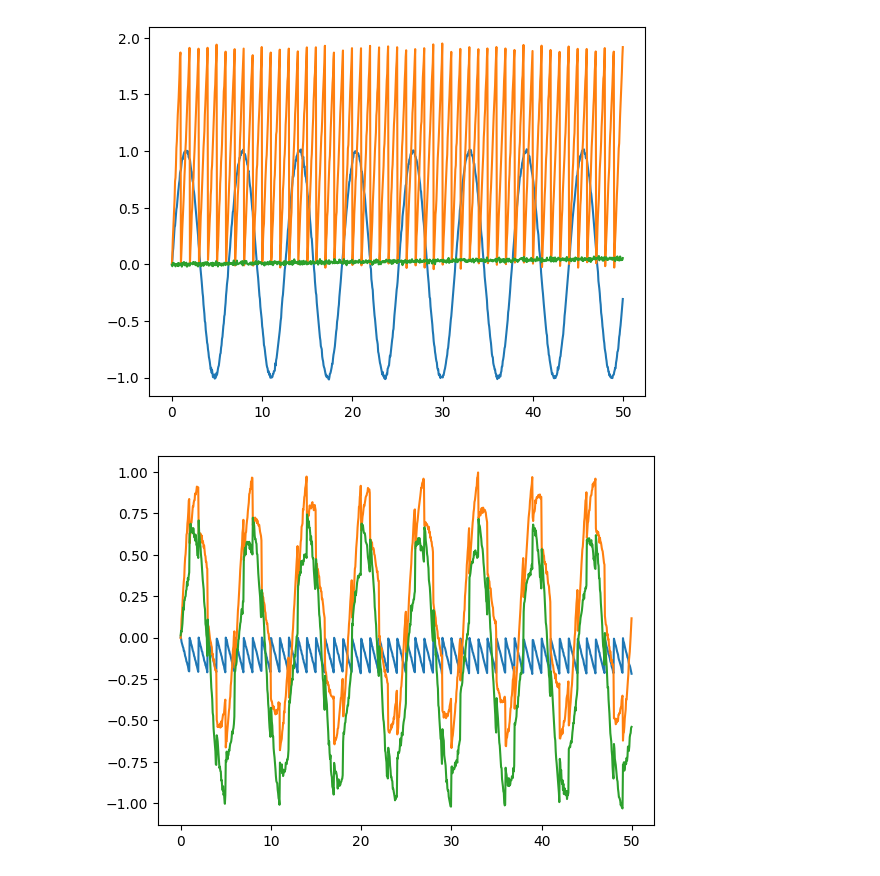
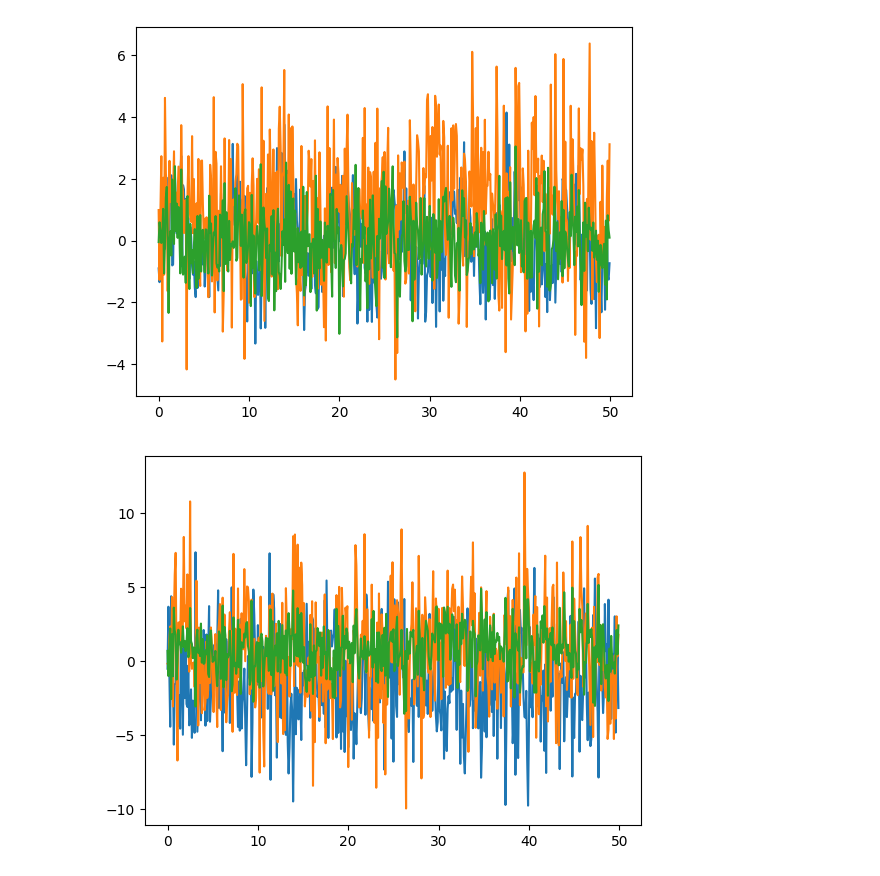
Before and after one commit to tobiashillmer/MLinWeb, a Jupyter notebook: Exercise_2_PTask1/pca_ica.ipynb, the cells around one changed output. Drawn from its saved outputs; the diff is of its cells as text; code cells hidden in the pictures.

```diff
--- a/Exercise_2_PTask1/pca_ica.ipynb
+++ b/Exercise_2_PTask1/pca_ica.ipynb
@@ -4,23 +4,23 @@ from matplotlib import pyplot as plt
 
 from sklearn.decomposition import PCA,FastICA
 # %%
-time_range = np.arange(0, 50, 0.05)
+time_range = np.arange(0, 50, 0.1)
 # %%
 def generate_data(time_range : np.array, noise_multiplier : float = 0.0001) -> np.array:
 
     size = len(time_range)
 
     f1 = np.sin(time_range) + noise_multiplier * np.random.standard_normal(size = size)
     f2 = 2 * (time_range - np.floor(time_range)) + 2 * noise_multiplier * np.random.standard_normal(size = size)
     f3 = 0.001 * time_range + noise_multiplier * np.random.standard_normal(size = size)
-    return np.stack([f1,f2,f3])
+    return np.stack((f1,f2,f3))
 
-data = generate_data(time_range, 0.01)
+data = generate_data(time_range, 1)
 
 plt.plot(time_range, data.transpose())
 plt.show()
 # %% [output]
-[figure, old version]
+[figure, new version]
 # %%
 def mix_data(data : np.array) -> np.array:
 
@@ -34,7 +34,7 @@ input_data = mixed_data.transpose()
 plt.plot(time_range, mixed_data.transpose())
 plt.show()
 # %% [output]
-[figure, old version]
+[figure, new version]
 # %%
 pca = PCA()
 pca_result = pca.fit(input_data).transform(input_data)
```
Also changed, not shown: parts of 5 cells of this notebook, 2 other files.
